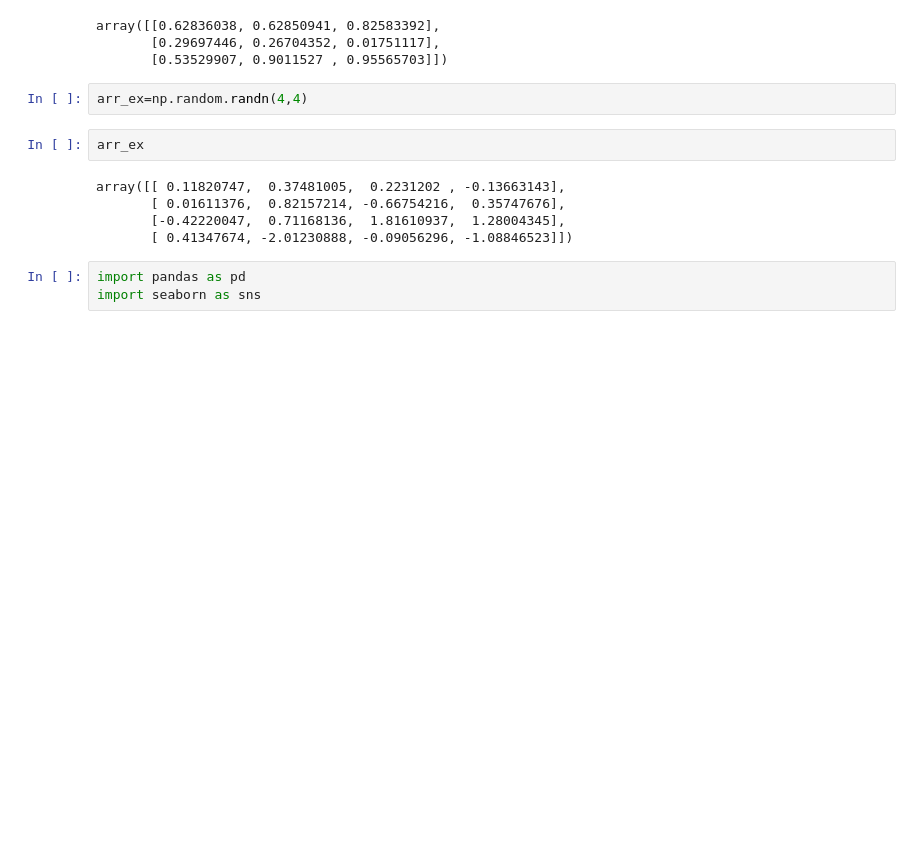
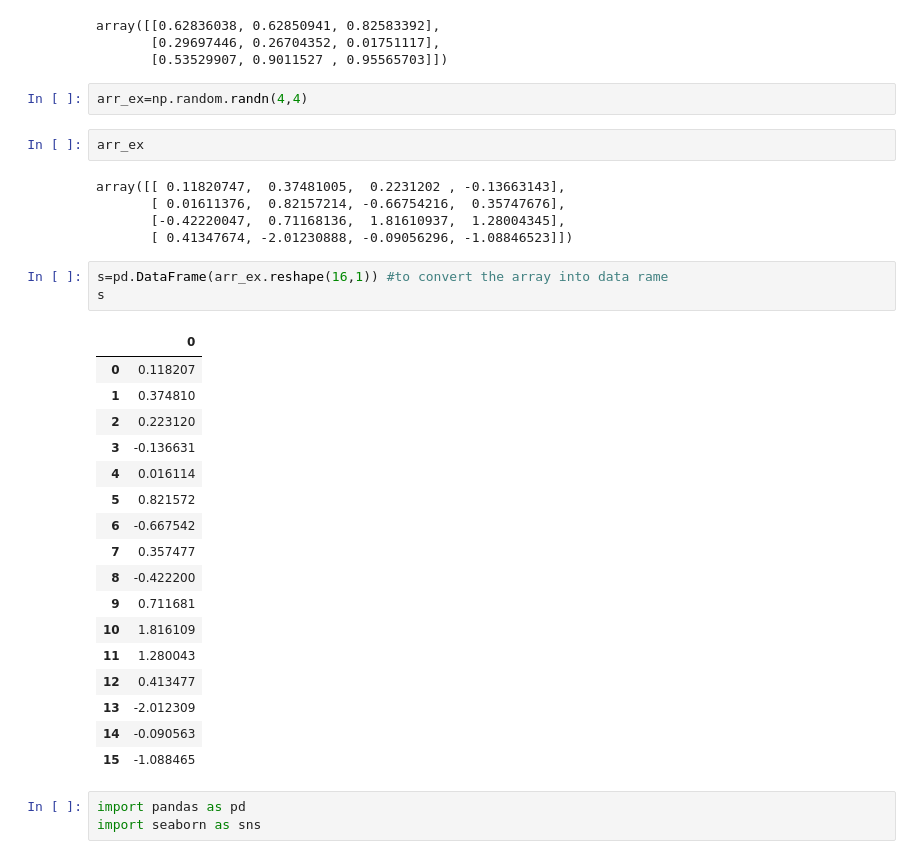
Before and after one commit to srirampamerla/python-da, a Jupyter notebook: Numpy.ipynb, the cells around one changed output. Cells and saved outputs as stored; diff of their text form; blank space fills up the shorter version.

```diff
--- a/Numpy.ipynb
+++ b/Numpy.ipynb
@@ -173,6 +173,27 @@ array([[ 0.11820747,  0.37481005,  0.2231202 , -0.13663143],
        [ 0.01611376,  0.82157214, -0.66754216,  0.35747676],
        [-0.42220047,  0.71168136,  1.81610937,  1.28004345],
        [ 0.41347674, -2.01230888, -0.09056296, -1.08846523]])
+# %%
+s=pd.DataFrame(arr_ex.reshape(16,1)) #to convert the array into data rame
+s
+# %% [output]
+|  | 0 |
+| 0 | 0.118207 |
+| 1 | 0.374810 |
+| 2 | 0.223120 |
+| 3 | -0.136631 |
+| 4 | 0.016114 |
+| 5 | 0.821572 |
+| 6 | -0.667542 |
+| 7 | 0.357477 |
+| 8 | -0.422200 |
+| 9 | 0.711681 |
+| 10 | 1.816109 |
+| 11 | 1.280043 |
+| 12 | 0.413477 |
+| 13 | -2.012309 |
+| 14 | -0.090563 |
+| 15 | -1.088465 |
 # %%
 import pandas as pd
 import seaborn as sns
```
Also changed, not shown: parts of 1 cell of this notebook.
